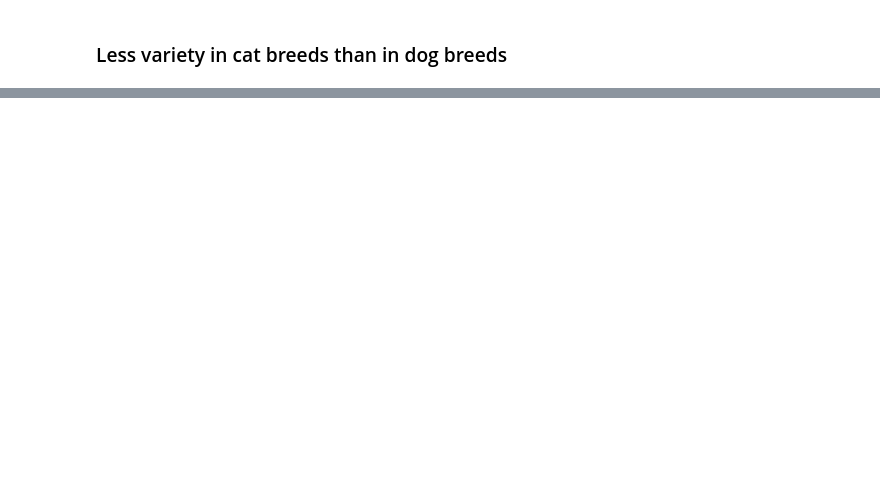
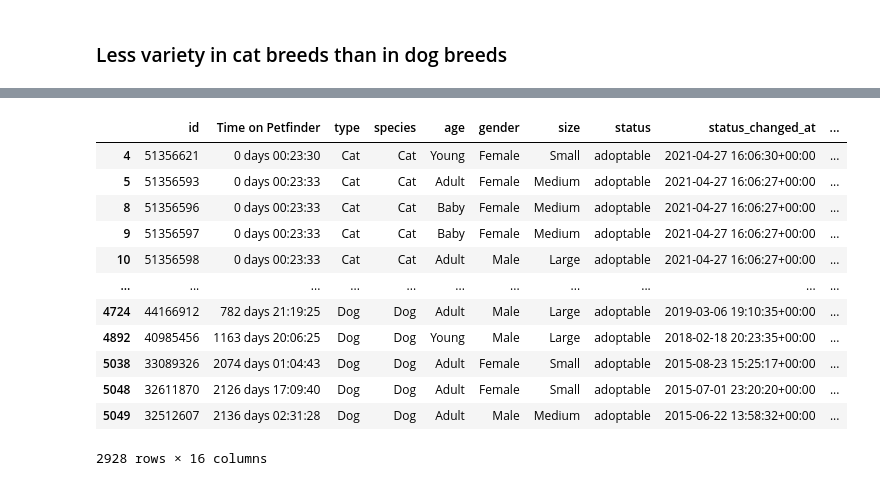
Before and after one commit to jconcha56429/Project1, a Jupyter notebook: Project1.ipynb, the cells around one changed output, grey strips where cells are left out. Drawn from its saved outputs; the diff is of its cells as text; code cells hidden in the pictures; blank space fills up the shorter version.

```diff
--- a/Project1.ipynb
+++ b/Project1.ipynb
@@ -1070,0 +1114,42 @@ See the caveats in the documentation: https://pandas.pydata.org/pandas-docs/stab
+# %%
+pf_dmsh_df = pf_dallas_cats_df.loc[pf_dallas_cats_df["breeds.primary"] == "Domestic Short Hair",:]
+pf_dmmh_df = pf_dallas_cats_df.loc[pf_dallas_cats_df["breeds.primary"] == "Domestic Medium Hair",:]
+pf_dmlh_df = pf_dallas_cats_df.loc[pf_dallas_cats_df["breeds.primary"] == "Domestic Long Hair",:]
+pf_siam_df = pf_dallas_cats_df.loc[pf_dallas_cats_df["breeds.primary"] == "Siamese",:]
+pf_amersh_df = pf_dallas_cats_df.loc[pf_dallas_cats_df["breeds.primary"] == "American Shorthair",:]
+pf_rb_df = pf_dallas_cats_df.loc[pf_dallas_cats_df["breeds.primary"] == "Russian Blue",:]
+pf_mcoon_df = pf_dallas_cats_df.loc[pf_dallas_cats_df["breeds.primary"] == "Maine Coon",:]
+pf_pers_df = pf_dallas_cats_df.loc[pf_dallas_cats_df["breeds.primary"] == "Persian",:]
+pf_manx_df = pf_dallas_cats_df.loc[pf_dallas_cats_df["breeds.primary"] == "Manx",:]
+pf_abys_df = pf_dallas_cats_df.loc[pf_dallas_cats_df["breeds.primary"] == "Abyssinian",:]
+
+pf_pit_df = pf_dallas_dogs_df.loc[pf_dallas_dogs_df["breeds.primary"] == "Pit Bull Terrier",:]
+pf_chi_df = pf_dallas_dogs_df.loc[pf_dallas_dogs_df["breeds.primary"] == "Chihuahua",:]
+pf_germ_df = pf_dallas_dogs_df.loc[pf_dallas_dogs_df["breeds.primary"] == "German Shepherd Dog",:]
+pf_lab_df = pf_dallas_dogs_df.loc[pf_dallas_dogs_df["breeds.primary"] == "Labrador Retriever",:]
+pf_cair_df = pf_dallas_dogs_df.loc[pf_dallas_dogs_df["breeds.primary"] == "Cairn Terrier",:]
+pf_amstaff_df = pf_dallas_dogs_df.loc[pf_dallas_dogs_df["breeds.primary"] == "American Staffordshire Terrier",:]
+pf_rot_df = pf_dallas_dogs_df.loc[pf_dallas_dogs_df["breeds.primary"] == "Rottweiler",:]
+pf_sibh_df = pf_dallas_dogs_df.loc[pf_dallas_dogs_df["breeds.primary"] == "Siberian Husky",:]
+pf_austc_df = pf_dallas_dogs_df.loc[pf_dallas_dogs_df["breeds.primary"] == "Australian Cattle Dog / Blue Heeler",:]
+
+pf_animal_frames = [pf_dmsh_df, pf_dmmh_df, pf_dmlh_df, pf_siam_df, pf_amersh_df, pf_rb_df, pf_mcoon_df, pf_pers_df, pf_manx_df, pf_abys_df, pf_pit_df, pf_chi_df,
+                pf_germ_df, pf_lab_df, pf_cair_df, pf_amstaff_df, pf_rot_df, pf_sibh_df, pf_austc_df]
+
+pf_dallas_pop_animals_df = pd.concat(pf_animal_frames)
+
+pf_dallas_pop_animals_df
+# %% [output]
+|  | id | Time on Petfinder | type | species | age | gender | size | status | status_changed_at | ... |
+| 4 | 51356621 | 0 days 00:23:30 | Cat | Cat | Young | Female | Small | adoptable | 2021-04-27 16:06:30+00:00 | ... |
+| 5 | 51356593 | 0 days 00:23:33 | Cat | Cat | Adult | Female | Medium | adoptable | 2021-04-27 16:06:27+00:00 | ... |
+| 8 | 51356596 | 0 days 00:23:33 | Cat | Cat | Baby | Female | Medium | adoptable | 2021-04-27 16:06:27+00:00 | ... |
+| 9 | 51356597 | 0 days 00:23:33 | Cat | Cat | Baby | Female | Medium | adoptable | 2021-04-27 16:06:27+00:00 | ... |
+| 10 | 51356598 | 0 days 00:23:33 | Cat | Cat | Adult | Male | Large | adoptable | 2021-04-27 16:06:27+00:00 | ... |
+| ... | ... | ... | ... | ... | ... | ... | ... | ... | ... | ... |
+| 4724 | 44166912 | 782 days 21:19:25 | Dog | Dog | Adult | Male | Large | adoptable | 2019-03-06 19:10:35+00:00 | ... |
+| 4892 | 40985456 | 1163 days 20:06:25 | Dog | Dog | Young | Male | Large | adoptable | 2018-02-18 20:23:35+00:00 | ... |
+| 5038 | 33089326 | 2074 days 01:04:43 | Dog | Dog | Adult | Female | Small | adoptable | 2015-08-23 15:25:17+00:00 | ... |
+| 5048 | 32611870 | 2126 days 17:09:40 | Dog | Dog | Adult | Female | Small | adoptable | 2015-07-01 23:20:20+00:00 | ... |
+| 5049 | 32512607 | 2136 days 02:31:28 | Dog | Dog | Adult | Male | Medium | adoptable | 2015-06-22 13:58:32+00:00 | ... |
+2928 rows × 16 columns
```
Also changed, not shown: parts of 17 cells of this notebook, 2 other files.
